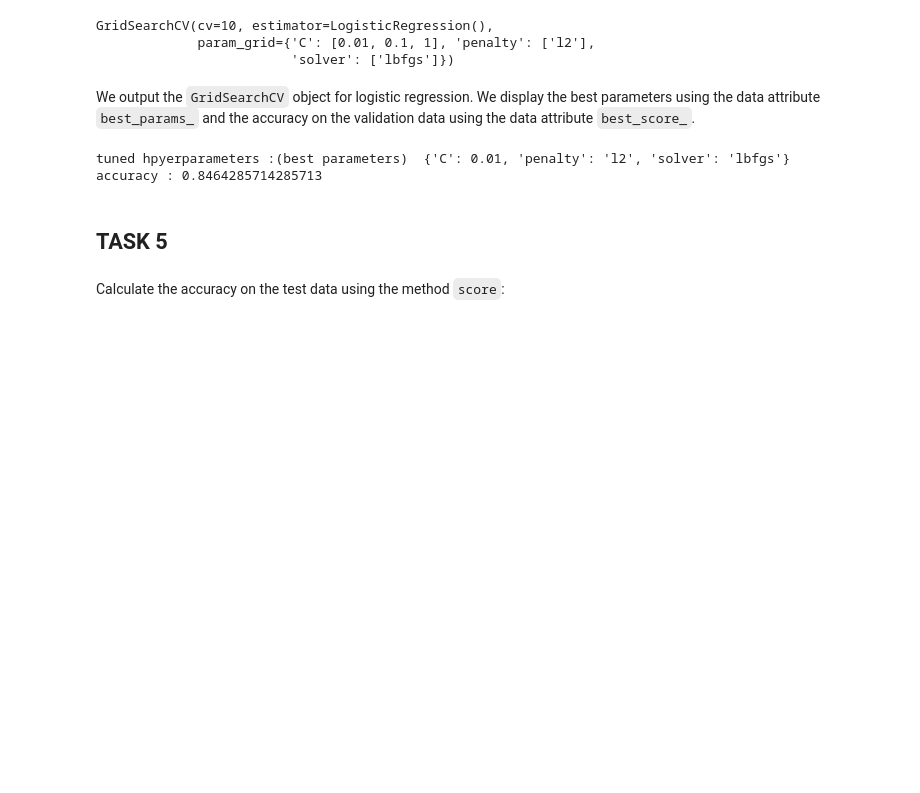
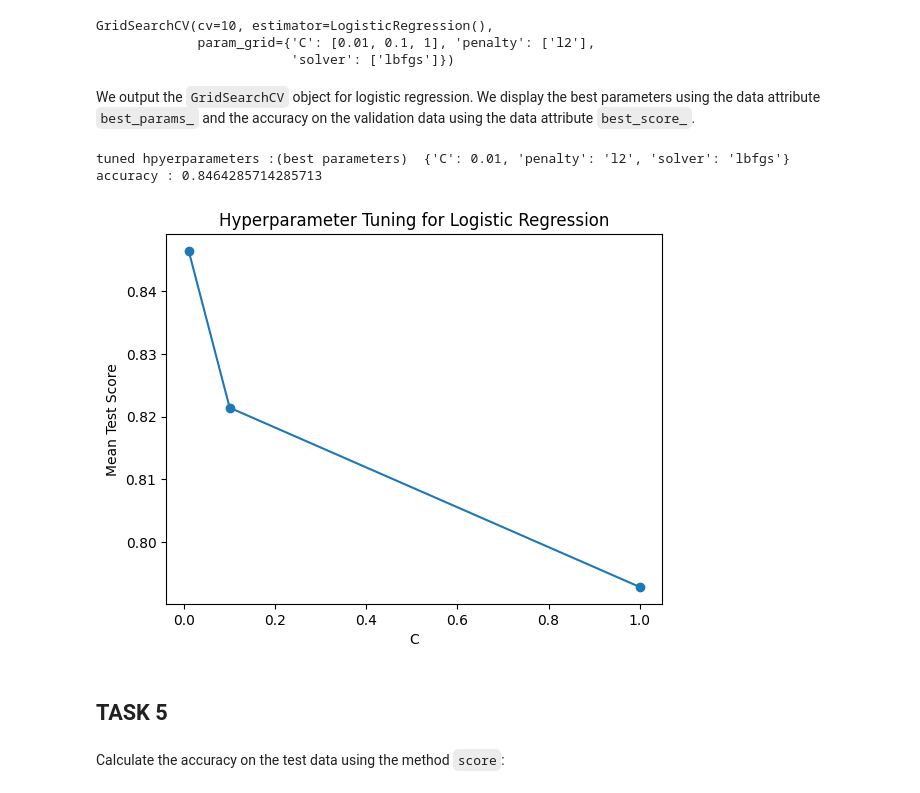
Before and after one commit to corbinae/SpaceYProject, a Jupyter notebook: SpaceX_Machine_Learning_Prediction_Part_5.jupyterlite.ipynb, the cells around one changed output. Drawn from its saved outputs; the diff is of its cells as text; code cells hidden in the pictures; blank space fills up the shorter version.

```diff
--- a/SpaceX_Machine_Learning_Prediction_Part_5.jupyterlite.ipynb
+++ b/SpaceX_Machine_Learning_Prediction_Part_5.jupyterlite.ipynb
@@ -250,21 +250,23 @@ print("accuracy :",logreg_cv.best_score_)
 tuned hpyerparameters :(best parameters)  {'C': 0.01, 'penalty': 'l2', 'solver': 'lbfgs'}
 accuracy : 0.8464285714285713
 # %%
-# import matplotlib.pyplot as plt
+import matplotlib.pyplot as plt
 
-# # Get mean test scores
-# mean_test_scores = logreg_cv.cv_results_['mean_test_score']
+# Get mean test scores
+mean_test_scores = logreg_cv.cv_results_['mean_test_score']
 
-# # Get the hyperparameter values
-# C_values = [params['C'] for params in logreg_cv.cv_results_['params']]
+# Get the hyperparameter values
+C_values = [params['C'] for params in logreg_cv.cv_results_['params']]
 
-# # Plot the mean test scores for different C values
-# plt.plot(C_values, mean_test_scores, marker='o')
-# plt.xlabel('C')
-# plt.ylabel('Mean Test Score')
-# plt.title('Hyperparameter Tuning for Logistic Regression')
-# #plt.xscale('log') # Since the C values are on a logarithmic scale
-# plt.show()
+# Plot the mean test scores for different C values
+plt.plot(C_values, mean_test_scores, marker='o')
+plt.xlabel('C')
+plt.ylabel('Mean Test Score')
+plt.title('Hyperparameter Tuning for Logistic Regression')
+#plt.xscale('log') # Since the C values are on a logarithmic scale
+plt.show()
+# %% [output]
+[figure, added]
 # %% [markdown]
 ## TASK  5
 # %% [markdown]
```
Also changed, not shown: parts of 10 cells of this notebook, 2 other files.
